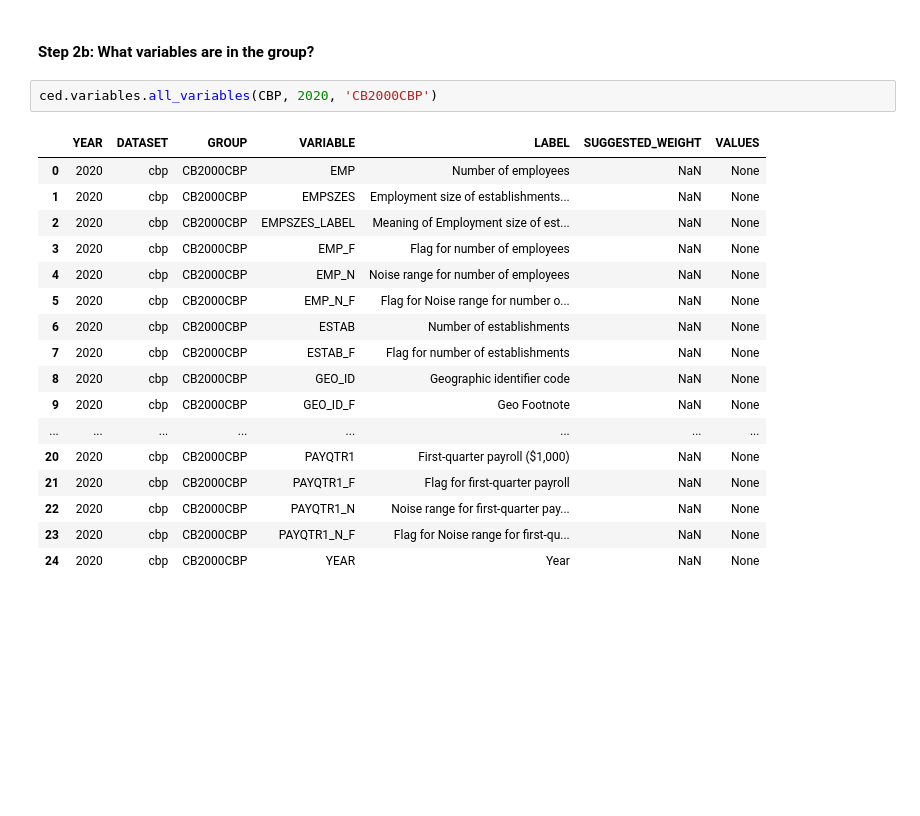
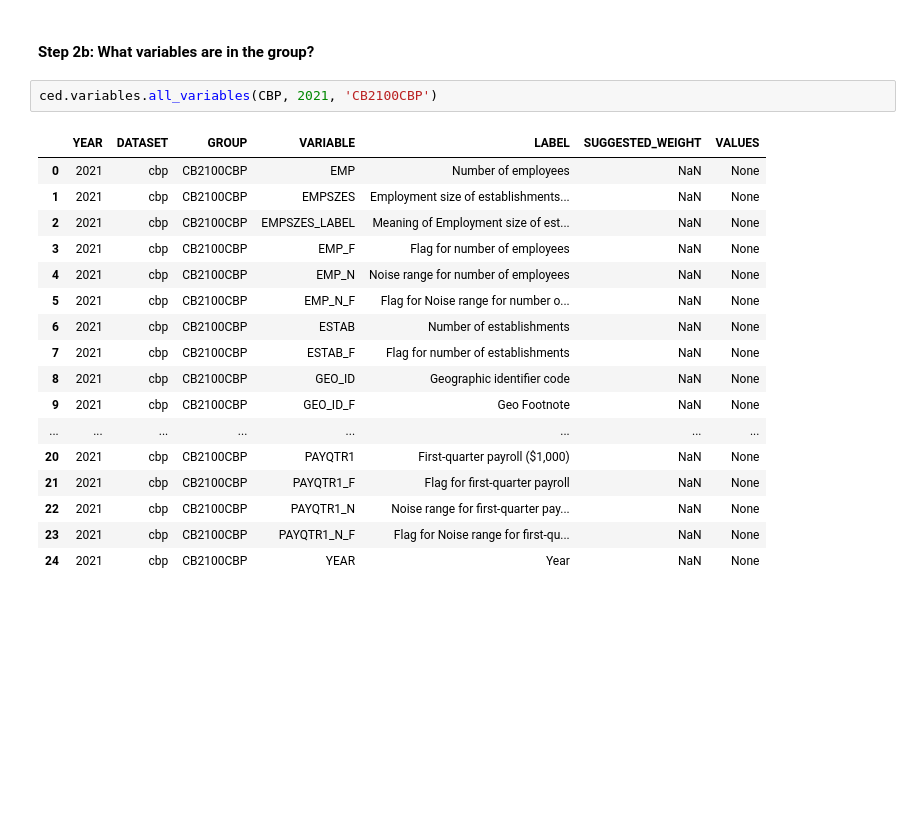
Before and after one commit to censusdis/introduction, a Jupyter notebook: Introduction to censusdis.ipynb, the cells around one changed output. Drawn from its saved outputs; the diff is of its cells as text.

```diff
--- a/Introduction to censusdis.ipynb
+++ b/Introduction to censusdis.ipynb
@@ -1194,25 +1186,25 @@ df_groups_cbp
 # %% [markdown]
 #### Step 2b: What variables are in the group?
 # %%
-ced.variables.all_variables(CBP, 2020, 'CB2000CBP')
+ced.variables.all_variables(CBP, 2021, 'CB2100CBP')
 # %% [output]
 |  | YEAR | DATASET | GROUP | VARIABLE | LABEL | SUGGESTED_WEIGHT | VALUES |
-| 0 | 2020 | cbp | CB2000CBP | EMP | Number of employees | NaN | None |
-| 1 | 2020 | cbp | CB2000CBP | EMPSZES | Employment size of establishments... | NaN | None |
-| 2 | 2020 | cbp | CB2000CBP | EMPSZES_LABEL | Meaning of Employment size of est... | NaN | None |
-| 3 | 2020 | cbp | CB2000CBP | EMP_F | Flag for number of employees | NaN | None |
-| 4 | 2020 | cbp | CB2000CBP | EMP_N | Noise range for number of employees | NaN | None |
-| 5 | 2020 | cbp | CB2000CBP | EMP_N_F | Flag for Noise range for number o... | NaN | None |
-| 6 | 2020 | cbp | CB2000CBP | ESTAB | Number of establishments | NaN | None |
-| 7 | 2020 | cbp | CB2000CBP | ESTAB_F | Flag for number of establishments | NaN | None |
-| 8 | 2020 | cbp | CB2000CBP | GEO_ID | Geographic identifier code | NaN | None |
-| 9 | 2020 | cbp | CB2000CBP | GEO_ID_F | Geo Footnote | NaN | None |
+| 0 | 2021 | cbp | CB2100CBP | EMP | Number of employees | NaN | None |
+| 1 | 2021 | cbp | CB2100CBP | EMPSZES | Employment size of establishments... | NaN | None |
+| 2 | 2021 | cbp | CB2100CBP | EMPSZES_LABEL | Meaning of Employment size of est... | NaN | None |
+| 3 | 2021 | cbp | CB2100CBP | EMP_F | Flag for number of employees | NaN | None |
+| 4 | 2021 | cbp | CB2100CBP | EMP_N | Noise range for number of employees | NaN | None |
+| 5 | 2021 | cbp | CB2100CBP | EMP_N_F | Flag for Noise range for number o... | NaN | None |
+| 6 | 2021 | cbp | CB2100CBP | ESTAB | Number of establishments | NaN | None |
+| 7 | 2021 | cbp | CB2100CBP | ESTAB_F | Flag for number of establishments | NaN | None |
+| 8 | 2021 | cbp | CB2100CBP | GEO_ID | Geographic identifier code | NaN | None |
+| 9 | 2021 | cbp | CB2100CBP | GEO_ID_F | Geo Footnote | NaN | None |
 | ... | ... | ... | ... | ... | ... | ... | ... |
-| 20 | 2020 | cbp | CB2000CBP | PAYQTR1 | First-quarter payroll ($1,000) | NaN | None |
-| 21 | 2020 | cbp | CB2000CBP | PAYQTR1_F | Flag for first-quarter payroll | NaN | None |
-| 22 | 2020 | cbp | CB2000CBP | PAYQTR1_N | Noise range for first-quarter pay... | NaN | None |
-| 23 | 2020 | cbp | CB2000CBP | PAYQTR1_N_F | Flag for Noise range for first-qu... | NaN | None |
-| 24 | 2020 | cbp | CB2000CBP | YEAR | Year | NaN | None |
+| 20 | 2021 | cbp | CB2100CBP | PAYQTR1 | First-quarter payroll ($1,000) | NaN | None |
+| 21 | 2021 | cbp | CB2100CBP | PAYQTR1_F | Flag for first-quarter payroll | NaN | None |
+| 22 | 2021 | cbp | CB2100CBP | PAYQTR1_N | Noise range for first-quarter pay... | NaN | None |
+| 23 | 2021 | cbp | CB2100CBP | PAYQTR1_N_F | Flag for Noise range for first-qu... | NaN | None |
+| 24 | 2021 | cbp | CB2100CBP | YEAR | Year | NaN | None |
 # %% [markdown]
 <br/><br/><br/><br/><br/><br/><br/><br/><br/>
 # %% [markdown]
```
Also changed, not shown: parts of 29 cells of this notebook.
